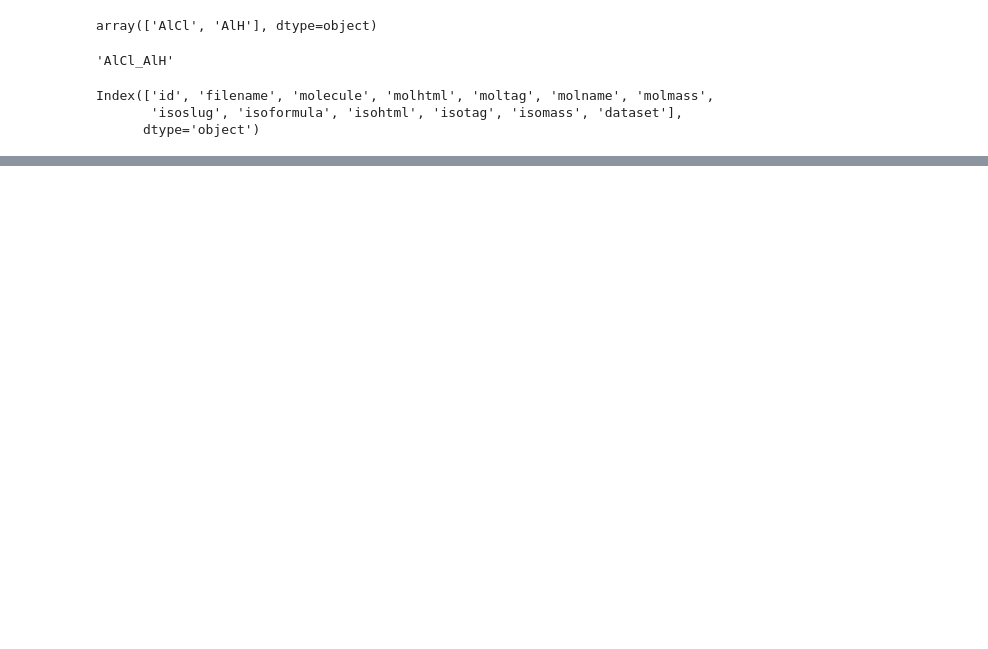
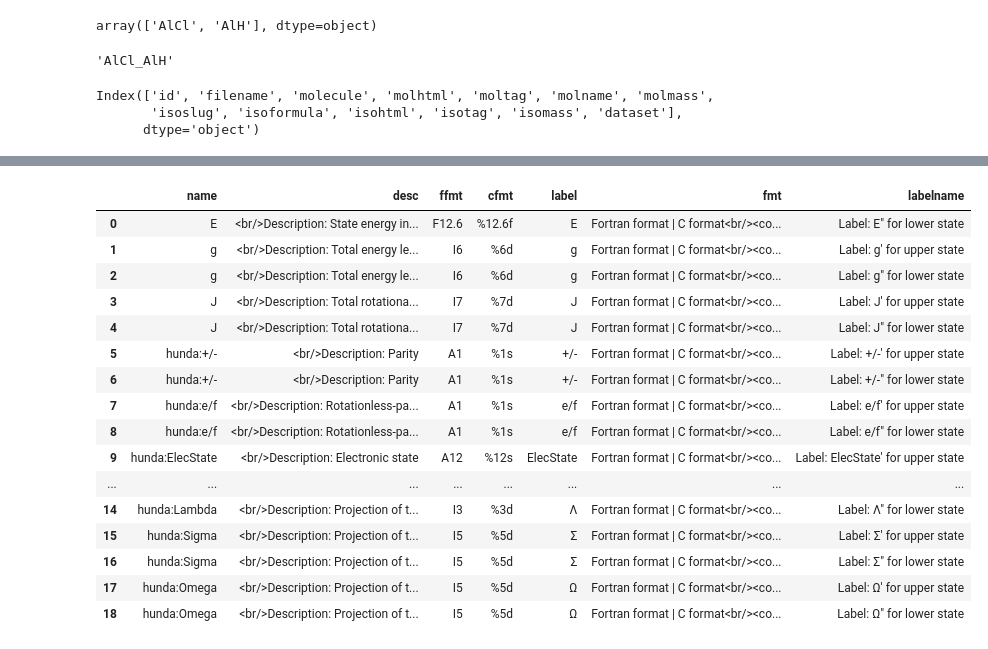
Before and after one commit to Beryl-Jingxin/ExoMolHR-web, a Jupyter notebook: res/test.ipynb, the cells around one changed output, grey strips where cells are left out. Drawn from its saved outputs; the diff is of its cells as text; code cells hidden in the pictures; blank space fills up the shorter version.

Commit message:
Add header tips

```diff
--- a/res/test.ipynb
+++ b/res/test.ipynb
@@ -431,3 +423,10 @@ filters_df.columns
 Index(['id', 'filename', 'molecule', 'molhtml', 'moltag', 'molname', 'molmass',
        'isoslug', 'isoformula', 'isohtml', 'isotag', 'isomass', 'dataset'],
       dtype='object')
+# %%
+import pandas as pd
+
+localcsv_filename = 'AlCl__27Al-35Cl__YNAT__(27Al)(35Cl).csv'
+localcsv_filepath = "/mnt/data/exomolhr_data/loc_result/" + localcsv_filename
+csv_df = pd.read_csv(localcsv_filepath, header=0)
+csv_df
@@ -433,0 +447,40 @@ Index(['id', 'filename', 'molecule', 'molhtml', 'moltag', 'molname', 'molmass',
+# %%
+header_names = [col.replace('Sigma','Σ').replace('Lambda','Λ').replace('Omega','Ω') for col in csv_df.columns]
+header_labels = [col.replace("'","").replace('"','') for col in header_names]
+header_names_df = pd.DataFrame({'labelname':header_names, 'label':header_labels})
+EXOMOL_DIR = '/mnt/data/exomol/exomol3_data/'
+species_folder = '/'.join(localcsv_filename.split('__')[:3])
+def_json_filename = '__'.join(localcsv_filename.split('__')[1:3]) + '.json'
+def_json_path = EXOMOL_DIR + species_folder + '/' + def_json_filename
+def_json_df = pd.read_json(def_json_path, orient='columns')
+states_col_dict = def_json_df['dataset']['states']['states_file_fields']
+states_col_df = pd.DataFrame(states_col_dict)
+states_col_df['name'] = states_col_df['name'].str.replace('gtot','g')
+states_col_df['label'] = [col.split(':')[-1].replace('Sigma','Σ').replace('Lambda','Λ').replace('Omega','Ω')
+                          for col in states_col_df['name'].values]
+states_col_df['desc'] = '<br/>Description: ' + states_col_df['desc'].str.replace('-1','<sup>-1</sup>')
+states_col_df['fmt'] = ('Fortran format | C format<br/><code>' + states_col_df['ffmt'].str
+                        .cat(states_col_df['cfmt'], sep='</code> | <code>') + '</code>')
+header_details_df = pd.merge(states_col_df, header_names_df, on='label')
+header_details_df['labelname'] = ('Label: ' + header_details_df['labelname'].str
+                                  .replace("'", "' for upper state").str.replace('"','" for lower state'))
+
+header_details_df
+# %% [output]
+|  | name | desc | ffmt | cfmt | label | fmt | labelname |
+| 0 | E | <br/>Description: State energy in... | F12.6 | %12.6f | E | Fortran format | C format<br/><co... | Label: E" for lower state |
+| 1 | g | <br/>Description: Total energy le... | I6 | %6d | g | Fortran format | C format<br/><co... | Label: g' for upper state |
+| 2 | g | <br/>Description: Total energy le... | I6 | %6d | g | Fortran format | C format<br/><co... | Label: g" for lower state |
+| 3 | J | <br/>Description: Total rotationa... | I7 | %7d | J | Fortran format | C format<br/><co... | Label: J' for upper state |
+| 4 | J | <br/>Description: Total rotationa... | I7 | %7d | J | Fortran format | C format<br/><co... | Label: J" for lower state |
+| 5 | hunda:+/- | <br/>Description: Parity | A1 | %1s | +/- | Fortran format | C format<br/><co... | Label: +/-' for upper state |
+| 6 | hunda:+/- | <br/>Description: Parity | A1 | %1s | +/- | Fortran format | C format<br/><co... | Label: +/-" for lower state |
+| 7 | hunda:e/f | <br/>Description: Rotationless-pa... | A1 | %1s | e/f | Fortran format | C format<br/><co... | Label: e/f' for upper state |
+| 8 | hunda:e/f | <br/>Description: Rotationless-pa... | A1 | %1s | e/f | Fortran format | C format<br/><co... | Label: e/f" for lower state |
+| 9 | hunda:ElecState | <br/>Description: Electronic state | A12 | %12s | ElecState | Fortran format | C format<br/><co... | Label: ElecState' for upper state |
+| ... | ... | ... | ... | ... | ... | ... | ... |
+| 14 | hunda:Lambda | <br/>Description: Projection of t... | I3 | %3d | Λ | Fortran format | C format<br/><co... | Label: Λ" for lower state |
+| 15 | hunda:Sigma | <br/>Description: Projection of t... | I5 | %5d | Σ | Fortran format | C format<br/><co... | Label: Σ' for upper state |
+| 16 | hunda:Sigma | <br/>Description: Projection of t... | I5 | %5d | Σ | Fortran format | C format<br/><co... | Label: Σ" for lower state |
+| 17 | hunda:Omega | <br/>Description: Projection of t... | I5 | %5d | Ω | Fortran format | C format<br/><co... | Label: Ω' for upper state |
+| 18 | hunda:Omega | <br/>Description: Projection of t... | I5 | %5d | Ω | Fortran format | C format<br/><co... | Label: Ω" for lower state |
```
Also changed, not shown: parts of 18 cells of this notebook, 2 other files.
